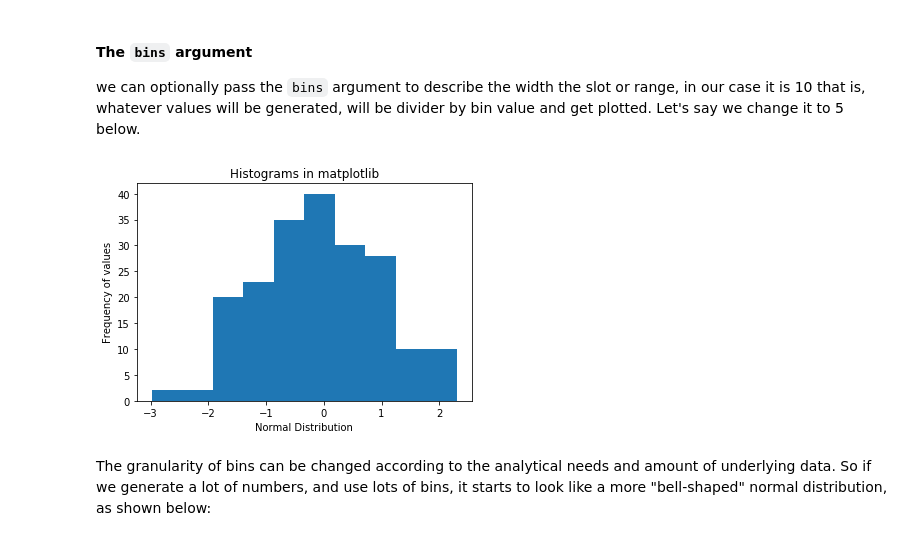
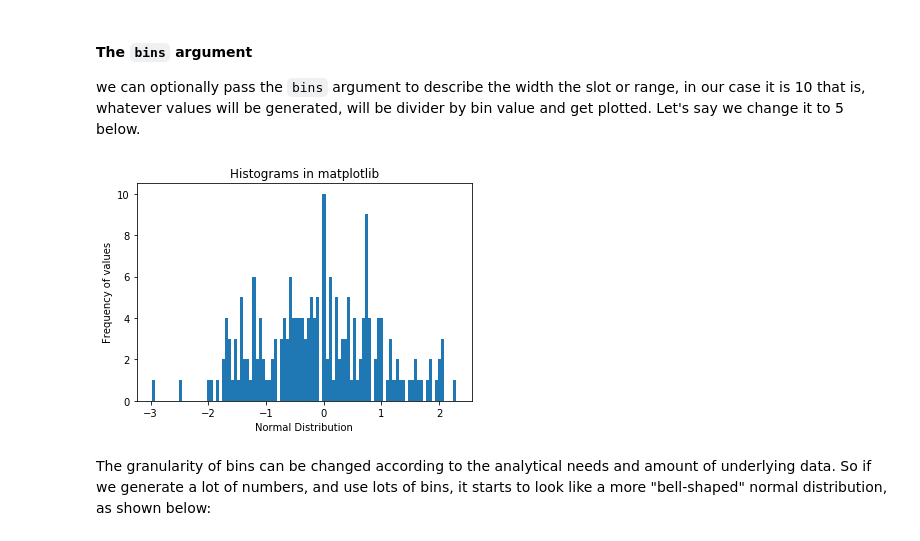
Before and after one commit to andrewwongls/dsc-0-01-21-visualizing-data-online-ds-sp-000, a Jupyter notebook: index.ipynb, the cells around one changed output. Saved outputs shown, nothing was run; the diff lists cells and outputs as text; code cells hidden in the pictures.

```diff
--- a/index.ipynb
+++ b/index.ipynb
@@ -149,13 +149,13 @@ Y-axis tells about the frequency a certain number appears in data set. Since thi
 #### The `bins` argument
 we can optionally pass the `bins` argument to describe the width the slot or range, in our case it is 10 that is, whatever values will be generated,  will be divider by bin value and get plotted. Let's say we change it to 5 below.
 # %%
-plt.hist(x, bins = 10)
+plt.hist(x, bins = 100)
 plt.xlabel('Normal Distribution')
 plt.ylabel('Frequency of values')
 plt.title('Histograms in matplotlib')
 plt.show()
 # %% [output]
-[figure, old version]
+[figure, new version]
 # %% [markdown]
 The granularity of bins can be changed according to the analytical needs and amount of underlying data. So if we generate a lot of numbers, and use lots of bins, it starts to look like a more "bell-shaped" normal distribution, as shown below:
 # %%
```
